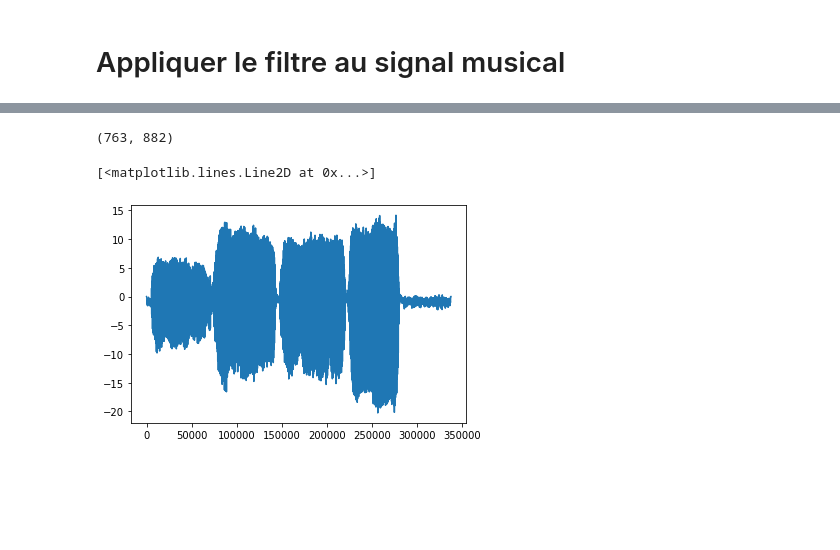
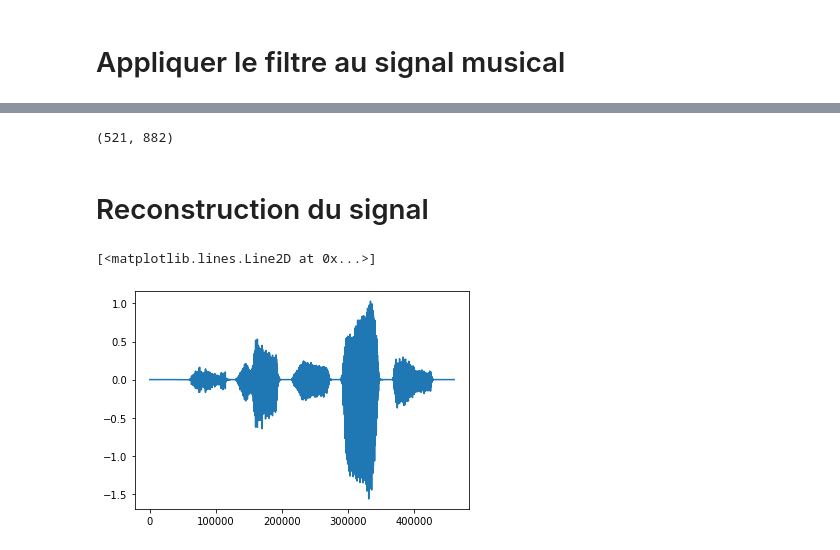
Before and after one commit to Intelligent-Systems-MSc/audio-project-trinome8-toolbox-1-1, a Jupyter notebook: Notebook_projet_Son_Talkbox.ipynb, the cells around one changed output, grey strips where cells are left out. Saved outputs shown, nothing was run; the diff lists cells and outputs as text; code cells hidden in the pictures; blank space fills up the shorter version.

```diff
--- a/Notebook_projet_Son_Talkbox.ipynb
+++ b/Notebook_projet_Son_Talkbox.ipynb
@@ -183,2 +217,5 @@ def conv(x, h):
+# %%
+for i in range(len(ak)):
+  ak[i] = ak[i]*q[i]
 # %% [markdown]
 # Appliquer le filtre au signal musical
@@ -198,25 +275,33 @@ saxo_trame.shape
 # %%
-signal_filtre = conv(saxo_trame, ak)
+signal_filtre = conv2(saxo_trame, ak)
 signal_filtre.shape
 # %% [output]
-(763, 882)
+(521, 882)
+# %% [markdown]
+# Reconstruction du signal
 # %%
-x = np.zeros((signal_filtre.shape[0], signal_filtre.shape[0]*Nhop + Nwin))
-x_vect = np.zeros((signal_filtre.shape[0]*Nhop + Nwin))
+def reconstruct_signal(signal, Nwin, Nhop):
+  x = np.zeros((signal.shape[0], signal.shape[0]*Nhop + Nwin))
+  x_vect = np.zeros((signal.shape[0]*Nhop + Nwin))
 
-for k in range(signal_filtre.shape[0]):
-  x[k,k*Nhop: k*Nhop + Nwin] = signal_filtre[k, :]
+  for k in range(signal.shape[0]):
+    x[k,k*Nhop: k*Nhop + Nwin] = signal[k, :]
 
-for k in range(signal_filtre.shape[0]):
-  x_vect += x[k,:]
-  K = np.sum(np.hamming(Nwin))/Nhop
+  for k in range(signal.shape[0]):
+    x_vect += x[k,:]
+    K = np.sum(np.hamming(Nwin))/Nhop
 
-x_vect = x_vect/K
+  x_vect = x_vect/K
+  return x_vect
-# %%
-plt.plot(x_vect)
-# %% [output]
-[<matplotlib.lines.Line2D at 0x...>]
-[figure, removed]
+# %%
+x_vect = reconstruct_signal(signal_filtre[:,0:882], Nwin, Nwin)
+# %%
+nfft = 2048
+f = np.fft.fftfreq(nfft)
+plt.plot(x_vect)
+# %% [output]
+[<matplotlib.lines.Line2D at 0x...>]
+[figure, added]
 # %%
 display(Audio(x_vect, rate=Fe))
 # %% [output]
```
Also changed, not shown: parts of 17 cells of this notebook, 1 other file.
